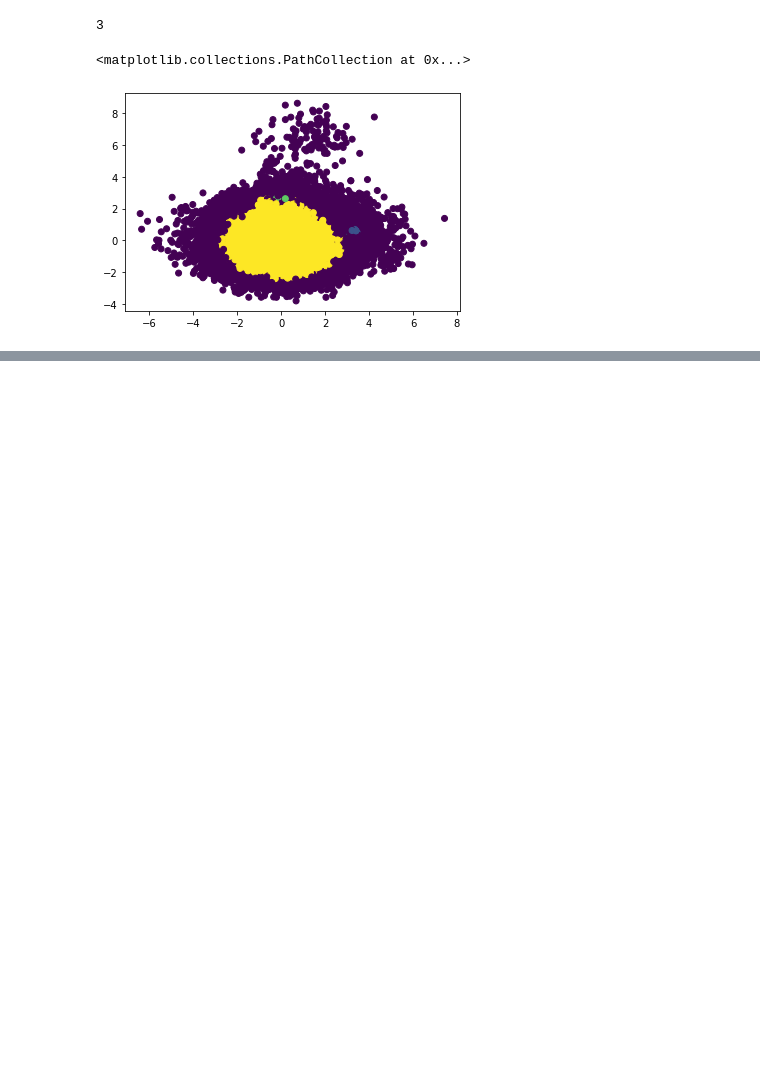
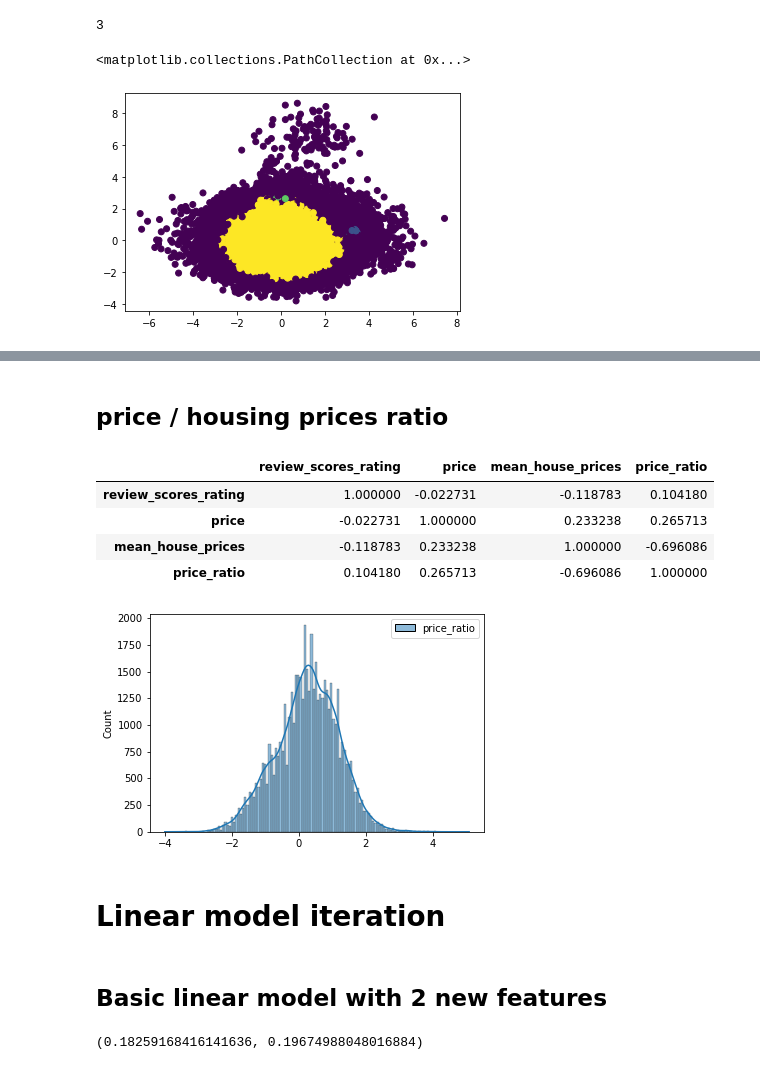
Before and after one commit to OrthoLoess/fivestar, a Jupyter notebook: notebooks/ed-fivestar-baseline.ipynb, the cells around one changed output, grey strips where cells are left out. Saved outputs shown, nothing was run; the diff lists cells and outputs as text; code cells hidden in the pictures; blank space fills up the shorter version.

Commit message:
Working linear model with 18 features

```diff
--- a/notebooks/ed-fivestar-baseline.ipynb
+++ b/notebooks/ed-fivestar-baseline.ipynb
@@ -208,6 +234,17 @@ boroughs = ['City of London', 'Barking and Dagenham', 'Barnet', 'Bexley','Brent'
             'Havering', 'Hillingdon', 'Hounslow', 'Islington', 'Kensington and Chelsea', 'Kingston upon Thames',
             'Lambeth', 'Lewisham', 'Merton', 'Newham', 'Redbridge', 'Richmond upon Thames', 'Southwark',
             'Sutton', 'Tower Hamlets', 'Waltham Forest', 'Wandsworth', 'Westminster']
+# %%
+def price_to_mean_ratio(df):
+    data = df[['price']].join(house_prices(df))
+    data['price'] = price_tonumerical(listings, ['price'])
+    data['price_ratio'] = (data['price'] / (data['mean_house_prices'] / 1e5)**2)
+    median = data['price_ratio'].median()
+    data['price_ratio'] = data['price_ratio'].map(lambda x: x if x > 0 else median)
+#     scaler = StandardScaler()
+#     data['price_ratio'] = scaler.fit_transform(data[['price_ratio']])
+    data['price_ratio'] = np.log(data['price_ratio'])
+    return data[['price_ratio']]
 # %% [markdown]
 ## Room/bed number ratios
 # %%
@@ -589,0 +666,22 @@ plt.scatter(X_p[:,0], X_p[:,1], c=clusterer.labels_, label='cluster')
+# %% [markdown]
+## price / housing prices ratio
+# %%
+
+listings[['price']].describe()
+temp = price_tonumerical(listings, ['price'])
+temp[temp['price'] == 0.0].count()
+temp = price_to_mean_ratio(listings)
+# temp = temp[temp['price_ratio'] > 0]
+sns.histplot(temp,kde=True)
+listings[['review_scores_rating','price']].join(house_prices(listings)).join(price_to_mean_ratio(listings)).corr()
+# %% [output]
+|  | review_scores_rating | price | mean_house_prices | price_ratio |
+| review_scores_rating | 1.000000 | -0.022731 | -0.118783 | 0.104180 |
+| price | -0.022731 | 1.000000 | 0.233238 | 0.265713 |
+| mean_house_prices | -0.118783 | 0.233238 | 1.000000 | -0.696086 |
+| price_ratio | 0.104180 | 0.265713 | -0.696086 | 1.000000 |
+[figure, added]
+# %% [markdown]
+# Linear model iteration
+# %% [markdown]
+## Basic linear model with 2 new features
@@ -589,0 +732,6 @@ plt.scatter(X_p[:,0], X_p[:,1], c=clusterer.labels_, label='cluster')
+# %%
+model = LinearRegression()
+model.fit(X_train_s, y_train)
+model.score(X_test_s, y_test), model.score(X_train_s, y_train)
+# %% [output]
+(0.18259168416141636, 0.19674988048016884)
```
Also changed, not shown: parts of 63 cells of this notebook, 3 other files.
